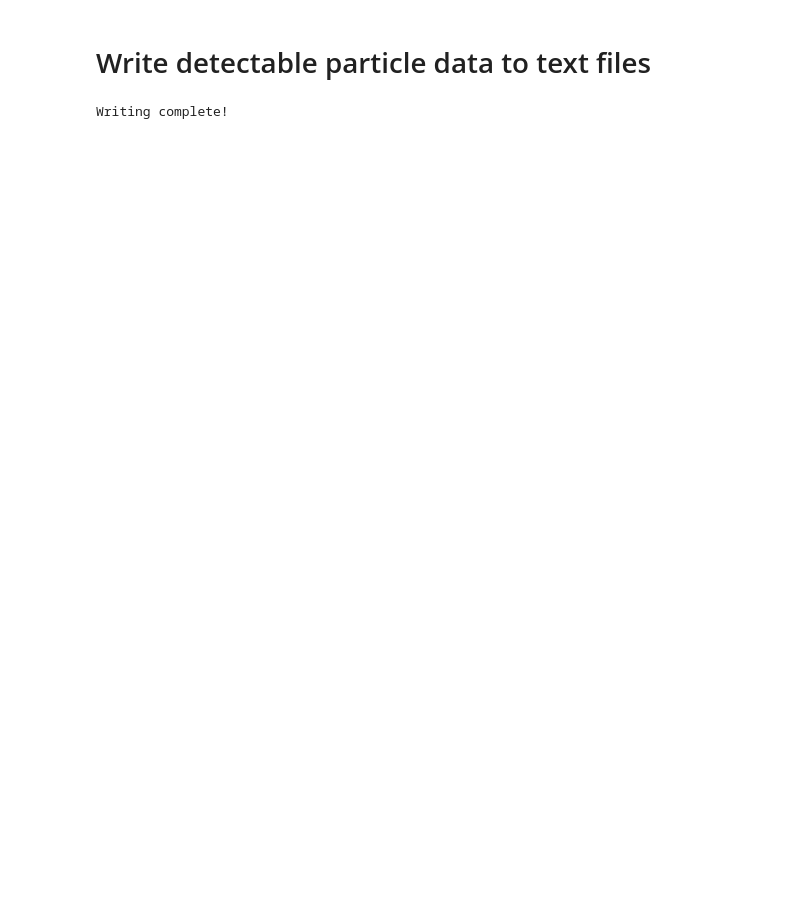
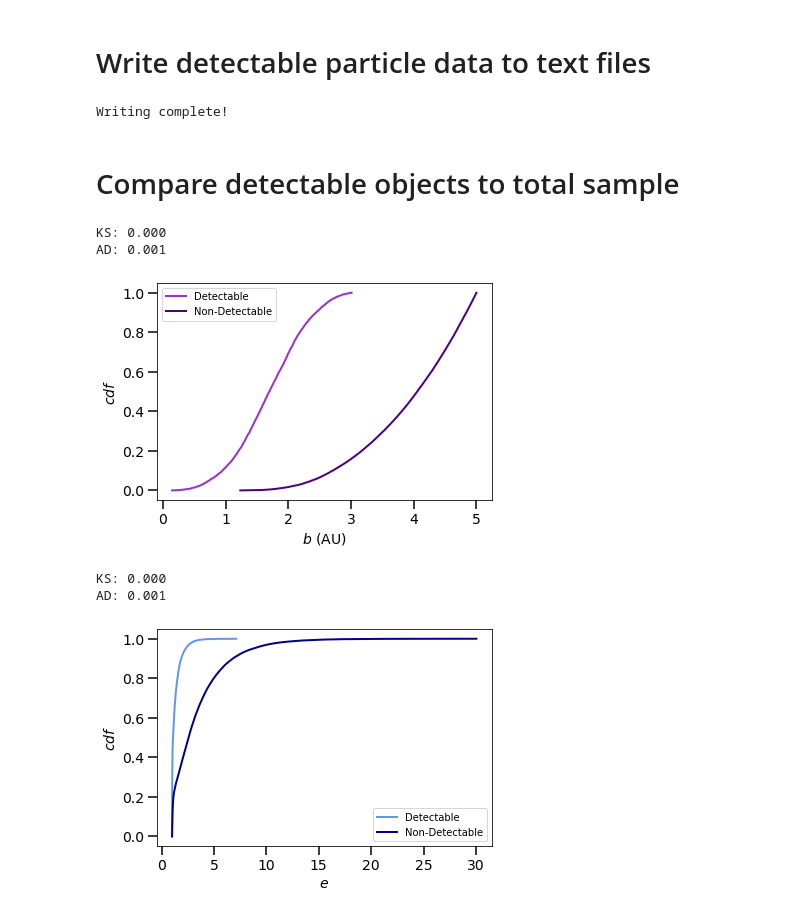
Before and after one commit to djhoover717/ISOAnalysis, a Jupyter notebook: integrate.ipynb, the cells around one changed output. Saved outputs shown, nothing was run; the diff lists cells and outputs as text; code cells hidden in the pictures; blank space fills up the shorter version.

Commit message:
Compared detectable to non-detectable ISOs

```diff
--- a/integrate.ipynb
+++ b/integrate.ipynb
@@ -233,6 +240,7 @@ orbits['omega'] = np.zeros_like(orbits['a'])
 orbits['f'] = np.zeros_like(orbits['a'])
 orbits['b'] = np.zeros_like(orbits['a'])
 orbits['id'] = np.zeros_like(orbits['a'])
+orbits['simid'] = np.zeros_like(orbits['a'])
 
 orbits['dist'] = np.zeros((NSAMPLES, NTIMES))
 orbits['mag'] = np.zeros_like(orbits['dist'])
@@ -257,6 +265,7 @@ for i in range(NSAMPLES):
     orbits['f'][i] = o['f']
     orbits['b'][i] = b[i]
     orbits['id'][i] = i+1
+    orbits['simid'][i] = o['simid']
 
     orbits['dist'][i] = o['dist']
     orbits['mag'][i] = o['mag']
@@ -283,6 +292,12 @@ for i in range(NSAMPLES):
 92500
 95000
 97500
+# %%
+sim_init_times = []
+for i in range(NSAMPLES):
+    sim_init_times.append(INIT_TIMES[int(orbits['simid'][i])])
+
+t0 = Time(sim_init_times, scale='utc', location=(LAT, LONG))
 # %%
 orbits['sid_time'] = np.zeros_like(orbits['times'])
 orbits['datetime'] = np.zeros((NSAMPLES, NTIMES, 3))
@@ -310,6 +325,7 @@ det = np.min(orbits['mag'], axis=1) <= 24.
 ndet = len(det[det==True])
 print('# detectable particles: %d' %ndet)
 
-for key in orbits.keys():
-    orbits[key] = orbits[key][det]
+det_orbits = orbits.copy()
+for key in det_orbits.keys():
+    det_orbits[key] = det_orbits[key][det]
 # %% [output]
@@ -349,3 +365,39 @@ for i in range(ndet):
 print('Writing complete!')
 # %% [output]
 Writing complete!
+# %% [markdown]
+# Compare detectable objects to total sample
+# %%
+from scipy import stats
+
+def plot_cdf(key, label=None, name=None, color1=None, color2=None, loc=None):
+    plt.plot(np.sort(np.squeeze(det_orbits[key])), np.linspace(0, 1, ndet), \
+        lw=2, c=color1, label='Detectable')
+    plt.plot(np.sort(np.squeeze(orbits[key][det==False])), np.linspace(0, 1, NSAMPLES-ndet), \
+        lw=2, c=color2, label='Non-Detectable')
+    print('KS: %.3f' %stats.ks_2samp(det_orbits[key], orbits[key][det==False])[1])
+    print('AD: %.3f' %stats.anderson_ksamp([det_orbits[key], \
+                                           orbits[key][det==False]])[2])
+
+    if label is not None:
+        plt.xlabel(label)
+    plt.ylabel(r'$cdf$')
+    plt.legend(loc=loc, fontsize=10)
+
+    if name is not None:
+        plt.savefig('figures/' + name + '.pdf', bbox_inches='tight', \
+                    dpi=250)
+
+    plt.show()
+
+plot_cdf('b', label=r'$b$ (AU)', name='b_cdf_2samp', color1='darkorchid', \
+        color2='indigo', loc='upper left')
+plot_cdf('e', label=r'$e$', name='e_cdf_2samp', color1='cornflowerblue', \
+        color2='darkblue', loc='lower right')
+# %% [output]
+KS: 0.000
+AD: 0.001
+[figure, added]
+KS: 0.000
+AD: 0.001
+[figure, added]
```
Also changed, not shown: parts of 6 cells of this notebook, 1 other file.
